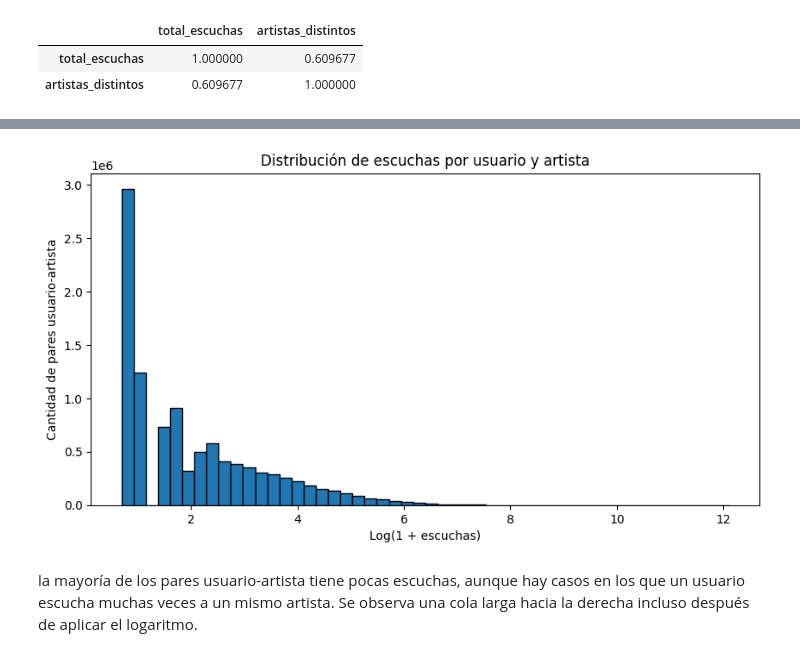
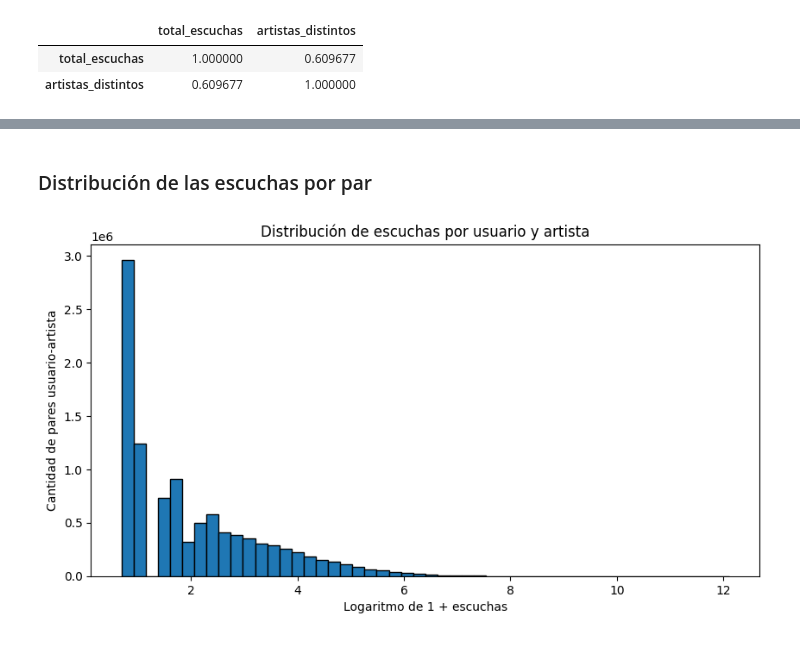
Before and after one commit to marianagrau99/musica-por-pais, a Jupyter notebook: mineria/03_vistas_minables_ml.ipynb, the cells around one changed output, grey strips where cells are left out. Drawn from its saved outputs; the diff is of its cells as text; code cells hidden in the pictures.

```diff
--- a/mineria/03_vistas_minables_ml.ipynb
+++ b/mineria/03_vistas_minables_ml.ipynb
@@ -439,23 +360,21 @@ También se observa una gran diferencia entre la mediana de escuchas por par (4)
+# %% [markdown]
+### Distribución de las escuchas por par
 # %%
 import numpy as np
-# Analizamos la distribución de las escuchas por usuario y artista
-distribucion_ua = q(f"""
-    SELECT escuchas
+
+# Contamos cuántos pares tienen la misma cantidad de escuchas.
+frecuencias = q(f"""
+    SELECT escuchas, COUNT(*) AS pares
     FROM {ruta_sql('vista_usuario_artista')}
+    GROUP BY escuchas
+    ORDER BY escuchas
 """)
 
 plt.figure(figsize=(10, 5))
-plt.hist(
-    np.log1p(distribucion_ua["escuchas"]),
-    bins=50,
-    edgecolor="black"
-)
-
-plt.xlabel("Log(1 + escuchas)")
+plt.hist(np.log1p(frecuencias["escuchas"]), weights=frecuencias["pares"], bins=50, edgecolor="black")
+plt.xlabel("Logaritmo de 1 + escuchas")
 plt.ylabel("Cantidad de pares usuario-artista")
 plt.title("Distribución de escuchas por usuario y artista")
 plt.show()
 # %% [output]
-[figure, old version]
+[figure, new version]
-# %% [markdown]
-la mayoría de los pares usuario-artista tiene pocas escuchas, aunque hay casos en los que un usuario escucha muchas veces a un mismo artista. Se observa una cola larga hacia la derecha incluso después de aplicar el logaritmo.
```
Also changed, not shown: parts of 45 cells of this notebook.
